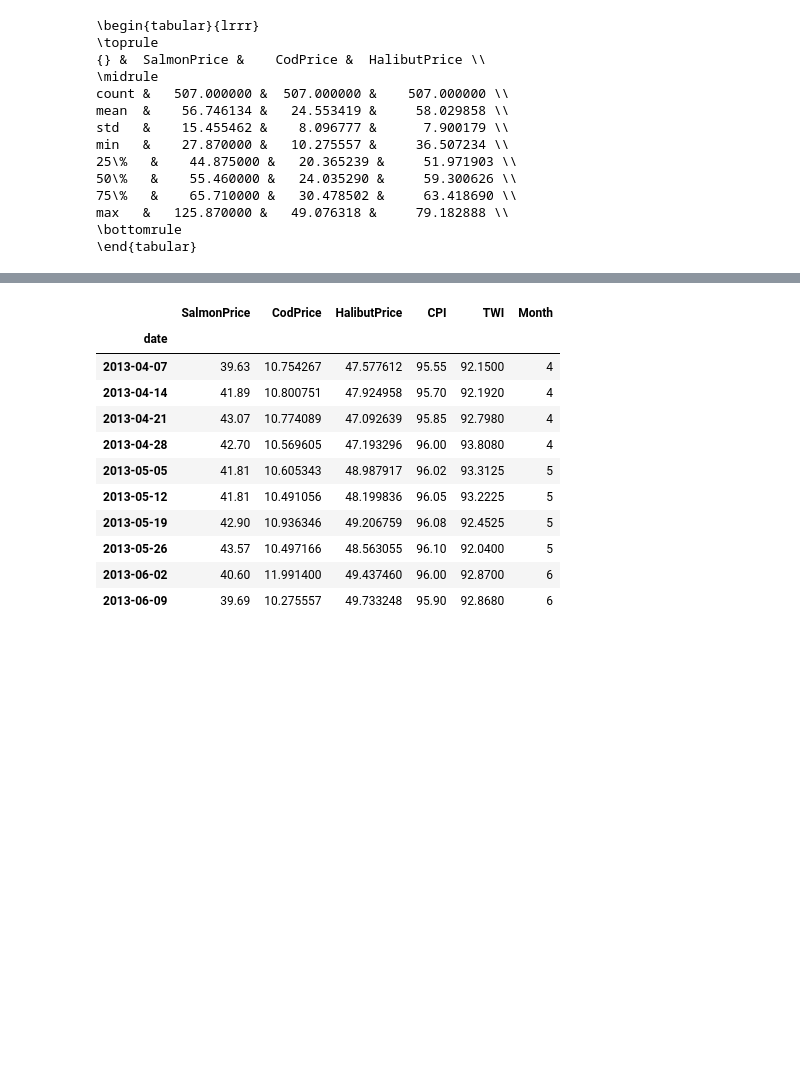
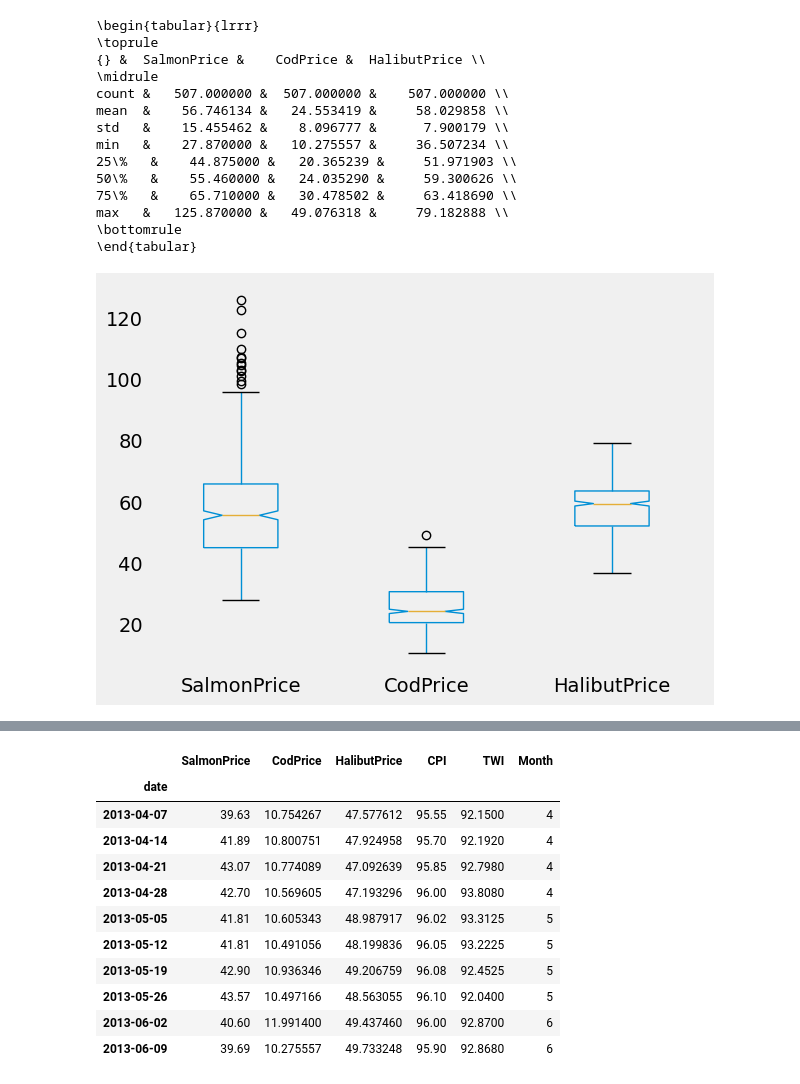
Before and after one commit to BachelorLaks/bachelor2023, a Jupyter notebook: data/Descriptive analysis.ipynb, the cells around one changed output, grey strips where cells are left out. Drawn from its saved outputs; the diff is of its cells as text; code cells hidden in the pictures; blank space fills up the shorter version.

```diff
--- a/data/Descriptive analysis.ipynb
+++ b/data/Descriptive analysis.ipynb
@@ -34,0 +33,4 @@ fish_Desctripive_table
+# %%
+whiskerplot = var_set.boxplot(column=['SalmonPrice','CodPrice','HalibutPrice'],grid=False,backend='matplotlib',notch=True,vert=True, widths=.4)
+# %% [output]
+[figure, added]
```
Also changed, not shown: parts of 2 cells of this notebook.
